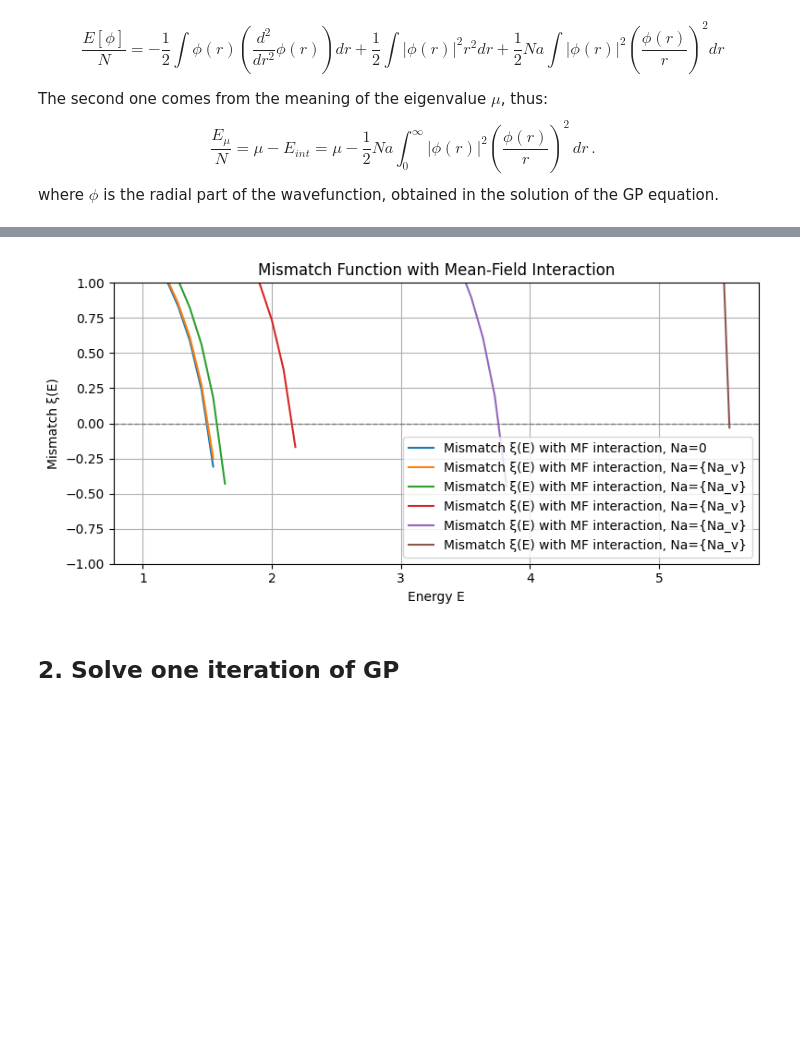
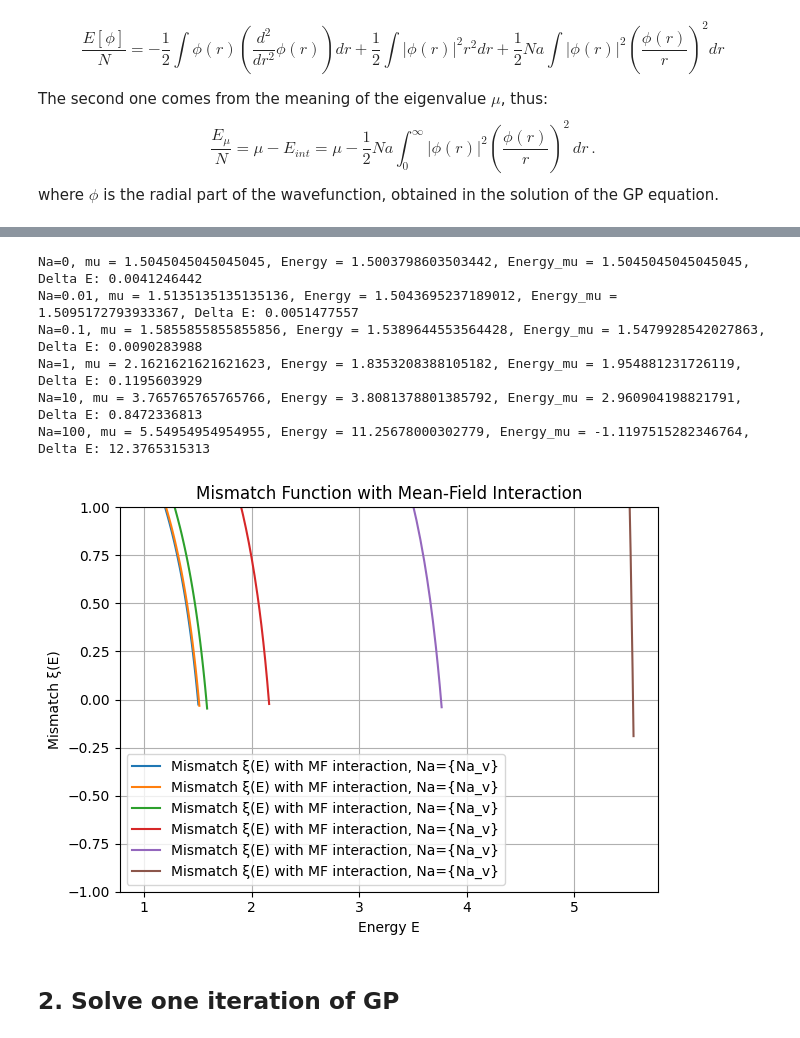
Before and after one commit to marcobeIIa/computational_physics, a Jupyter notebook: homework3/MFA_Lusvardi_Bella_Parolini.ipynb, the cells around one changed output, grey strips where cells are left out. Saved outputs shown, nothing was run; the diff lists cells and outputs as text; code cells hidden in the pictures; blank space fills up the shorter version.

```diff
--- a/homework3/MFA_Lusvardi_Bella_Parolini.ipynb
+++ b/homework3/MFA_Lusvardi_Bella_Parolini.ipynb
@@ -437,65 +392,56 @@ Total energy: 1.5003571064177128
 #Choose your energy scan range
 E_start = 1.0       # Lower bound of energy
 E_end = 10.0        # Upper bound of energy
-n_points = 100     # Resolution of scan
+n_points = 1000   # Resolution of scan
 
 # Generate energy values
 E_vals = np.linspace(E_start, E_end, n_points)
-
+delta_e_arr = []
 # Values to test for the new run
-Na_values = [0.01, 0.1, 1, 10, 100]
-xi_vals = [matching_v2(E,r_test,N_test,numerov_test_h,Na=0)[1] for E in E_vals]  # Assumes xi(E) returns (mismatch, phi)
-# Find the index of the first zero crossing (sign change)
-zero_index = None
-for i in range(len(xi_vals) - 1):
-    if xi_vals[i] * xi_vals[i + 1] < 0:
-        zero_index = i + 1  # Include the first point *after* the sign change
-        break
-# Truncate arrays
-if zero_index is not None:
-    E_vals_trunc = E_vals[:zero_index + 1]
-    xi_vals_trunc = xi_vals[:zero_index + 1]
-else:
-    E_vals_trunc = E_vals
-    xi_vals_trunc = xi_vals
-    print("Warning: No zero crossing found.")
-# Plot
-plt.figure(figsize=(8, 4))
-plt.plot(E_vals_trunc, xi_vals_trunc, label='Mismatch ξ(E) with MF interaction, Na=0')
-plt.axhline(0, color='gray', linestyle='--', linewidth=1)
-plt.xlabel('Energy E')
-plt.ylabel('Mismatch ξ(E)')
-plt.title('Shooting Method Mismatch Function')
-plt.grid(True)
+Na_values = [0,0.01, 0.1, 1, 10, 100]
 # Evaluate xi(E) for each energy
 phi_gs = matching_v2(1.5,r_test,N_test,numerov_test_h,Na=0)[0]
 for Na_v in Na_values:
-    xi_vals_new = [matching_v2(E,r_test,N_test,numerov_test_h,Na=Na_v,phi=phi_gs)[1] for E in E_vals]  # Assumes xi(E) returns (mismatch, phi)
+    if Na_v == 0:
+        phi_gs = matching_v2(1.5,r_test,N_test,numerov_test_h,Na=0)[0]  # NI groundsstate wf
+        xi_vals_new = [matching_v2(E,r_test,N_test,numerov_test_h,Na=0)[1] for E in E_vals]
+    xi_vals_new = [matching_v2(E,r_test,N_test,numerov_test_h,Na=Na_v,phi=phi_gs)[1] for E in E_vals]
     # Find the index of the first zero crossing (sign change)
     zero_index = None
     for i in range(len(xi_vals_new) - 1):
         if xi_vals_new[i] * xi_vals_new[i + 1] < 0:
             zero_index = i + 1  # Include the first point *after* the sign change
             break
     # Truncate arrays
     if zero_index is not None:
         E_vals_trunc = E_vals[:zero_index + 1]
         xi_vals_trunc = xi_vals_new[:zero_index + 1]
     else:
         E_vals_trunc = E_vals
         xi_vals_trunc = xi_vals_new
         print("Warning: No zero crossing found.")
+    phi_final = matching_v2(E_vals_trunc[-1], r_test, N_test, numerov_test_h, Na=Na_v, phi = phi_gs)[0]
+    energy = total_energy(r_test, phi_final, numerov_test_h, Na_v)
+    energy_mu = total_energy_mu(r_test, phi_final, numerov_test_h, E_vals_trunc[-1], Na_v)
+    delta_e_arr.append(np.abs(energy-energy_mu))
+    print(f"Na={Na_v}, mu = {E_vals_trunc[-1]}, Energy = {energy}, Energy_mu = {energy_mu}, Delta E: {delta_e_arr[-1]:.10f}")
     plt.plot(E_vals_trunc, xi_vals_trunc, label='Mismatch ξ(E) with MF interaction, Na={Na_v}')
 plt.xlabel('Energy E')
 plt.ylabel('Mismatch ξ(E)')
 plt.title('Mismatch Function with Mean-Field Interaction')
 plt.ylim(-1, 1)
 plt.grid(True)
 plt.legend()
 plt.tight_layout()
 plt.show()
 # %% [output]
+Na=0, mu = 1.5045045045045045, Energy = 1.5003798603503442, Energy_mu = 1.5045045045045045, Delta E: 0.0041246442
+Na=0.01, mu = 1.5135135135135136, Energy = 1.5043695237189012, Energy_mu = 1.5095172793933367, Delta E: 0.0051477557
+Na=0.1, mu = 1.5855855855855856, Energy = 1.5389644553564428, Energy_mu = 1.5479928542027863, Delta E: 0.0090283988
+Na=1, mu = 2.1621621621621623, Energy = 1.8353208388105182, Energy_mu = 1.954881231726119, Delta E: 0.1195603929
+Na=10, mu = 3.765765765765766, Energy = 3.8081378801385792, Energy_mu = 2.960904198821791, Delta E: 0.8472336813
+Na=100, mu = 5.54954954954955, Energy = 11.25678000302779, Energy_mu = -1.1197515282346764, Delta E: 12.3765315313
-[figure, old version]
+[figure, new version]
 # %% [markdown]
 ## 2. Solve one iteration of GP
 # %%
```
Also changed, not shown: parts of 19 cells of this notebook.
